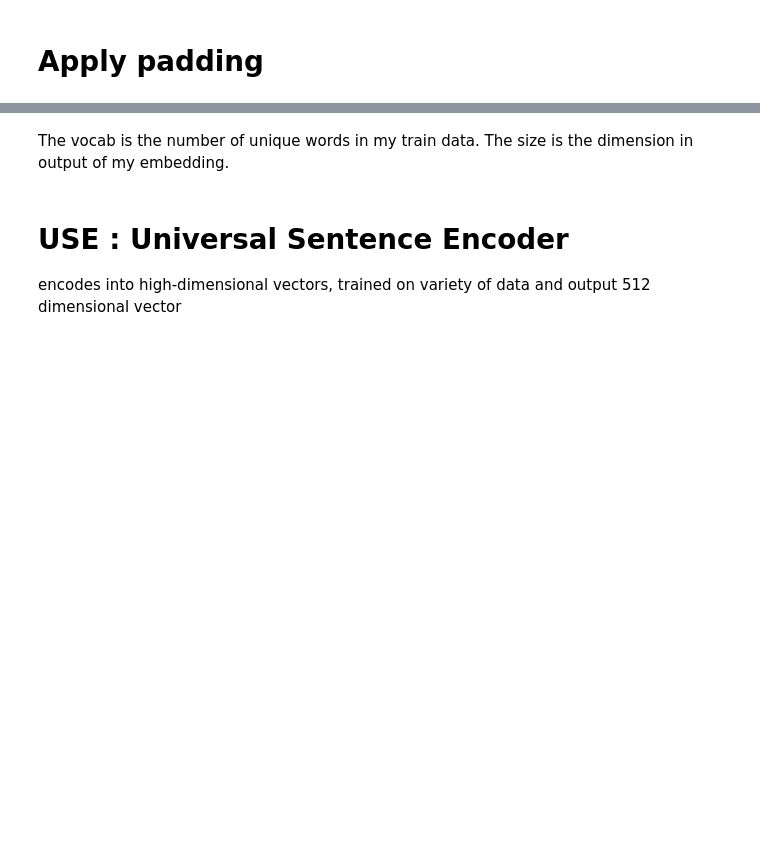
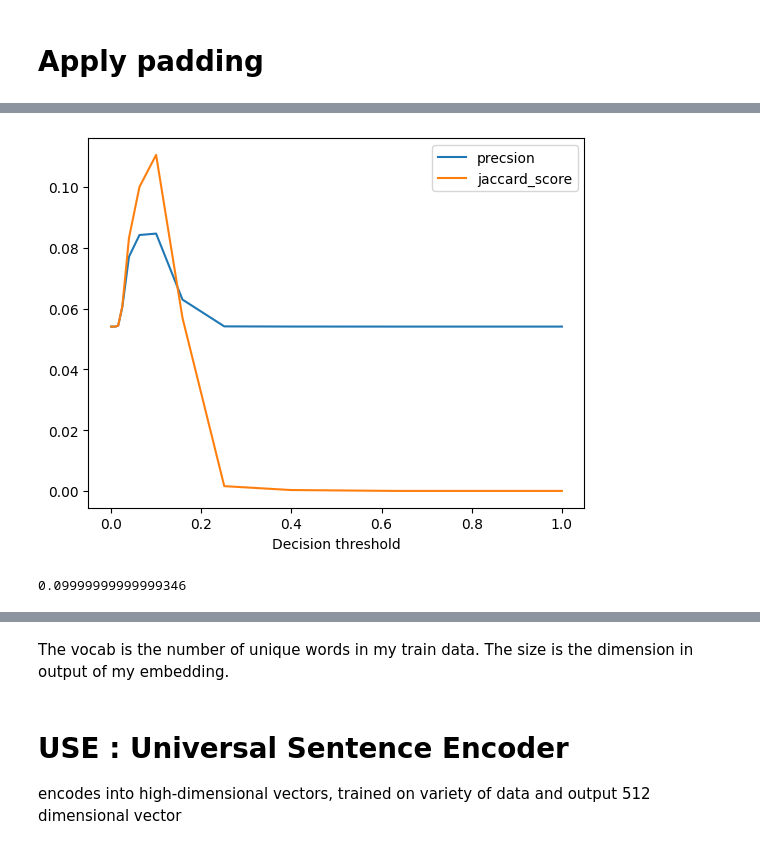
Before and after one commit to CYaiche/nlp_topic-modelling, a Jupyter notebook: supervised_2.ipynb, the cells around one changed output, grey strips where cells are left out. Saved outputs shown, nothing was run; the diff lists cells and outputs as text; code cells hidden in the pictures; blank space fills up the shorter version.

```diff
--- a/supervised_2.ipynb
+++ b/supervised_2.ipynb
@@ -79,3 +73,5 @@ y_test_b = mlb.transform(y_test)
+# %%
+y_train_b, y_test_b = tm_multilabel_binarizer(y_train, y_test)
 # %% [markdown]
 # Neural Networks
 
@@ -113,13 +109,10 @@ The reason for separating the trained vectors into KeyedVectors is that if you d
 Gensim can also load word vectors in the “word2vec C format”, as a KeyedVectors instance:
 # %%
 try:
-    model_vectors = KeyedVectors.load(f"{output_dir}model_vectors.wv", mmap="r")
+    model_vectors = KeyedVectors.load(f"{output_dir}model_vector.wv", mmap="r")
 except:
     w2v_model.build_vocab(sentences)
     w2v_model.train(sentences, total_examples=w2v_model.corpus_count, epochs=w2v_epochs)
     model_vectors = w2v_model.wv
-    w2v_words = model_vectors.index_to_key
-    print("Vocabulary size: %i" % len(w2v_words))
-    print("Word2Vec trained")
 
-    model_vectors.save(f"{output_dir}model_vectors.wv")
+    model_vectors.save(f"{output_dir}model_vector.wv")
@@ -198,6 +194,6 @@ None
 # %%
 model.compile(optimizer='adam', loss='binary_crossentropy',metrics=['accuracy'])
 # %%
-model.fit(x_train_pad, y_train_b, epochs=5)
+model.fit(x_train_pad, y_train_b, batch_size=128, epochs=50)
 # %% [output]
 Epoch 1/5
@@ -213,3 +209,19 @@ Epoch 5/5
 <keras.callbacks.History at 0x...>
+# %%
+y_pred = model.predict(x_train_pad)
+threshold_test = tm_test_threshold(y_train_b, y_pred)
+# %%
+tm_plot_threshold_test(threshold_test)
+# %% [output]
+[figure, added]
+# %%
+
+max_config = threshold_test.query('precision == precision.max()')
+t = max_config["threshold"]
+best_t =  t.values[0]
+
+best_t
+# %% [output]
+0.09999999999999346
 # %%
 y_pred = model.predict(x_test_pad)
```
Also changed, not shown: parts of 36 cells of this notebook, 6 other files.
